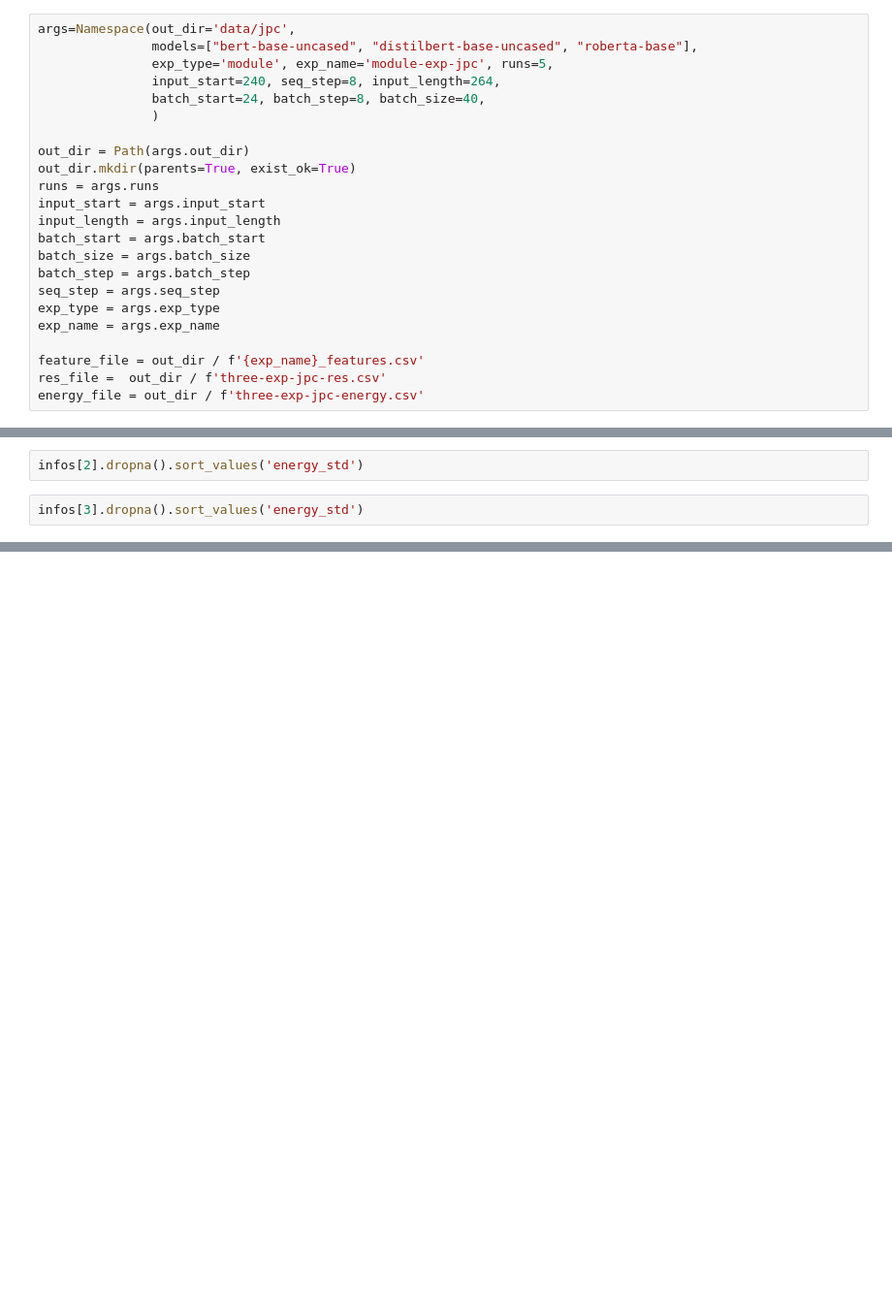
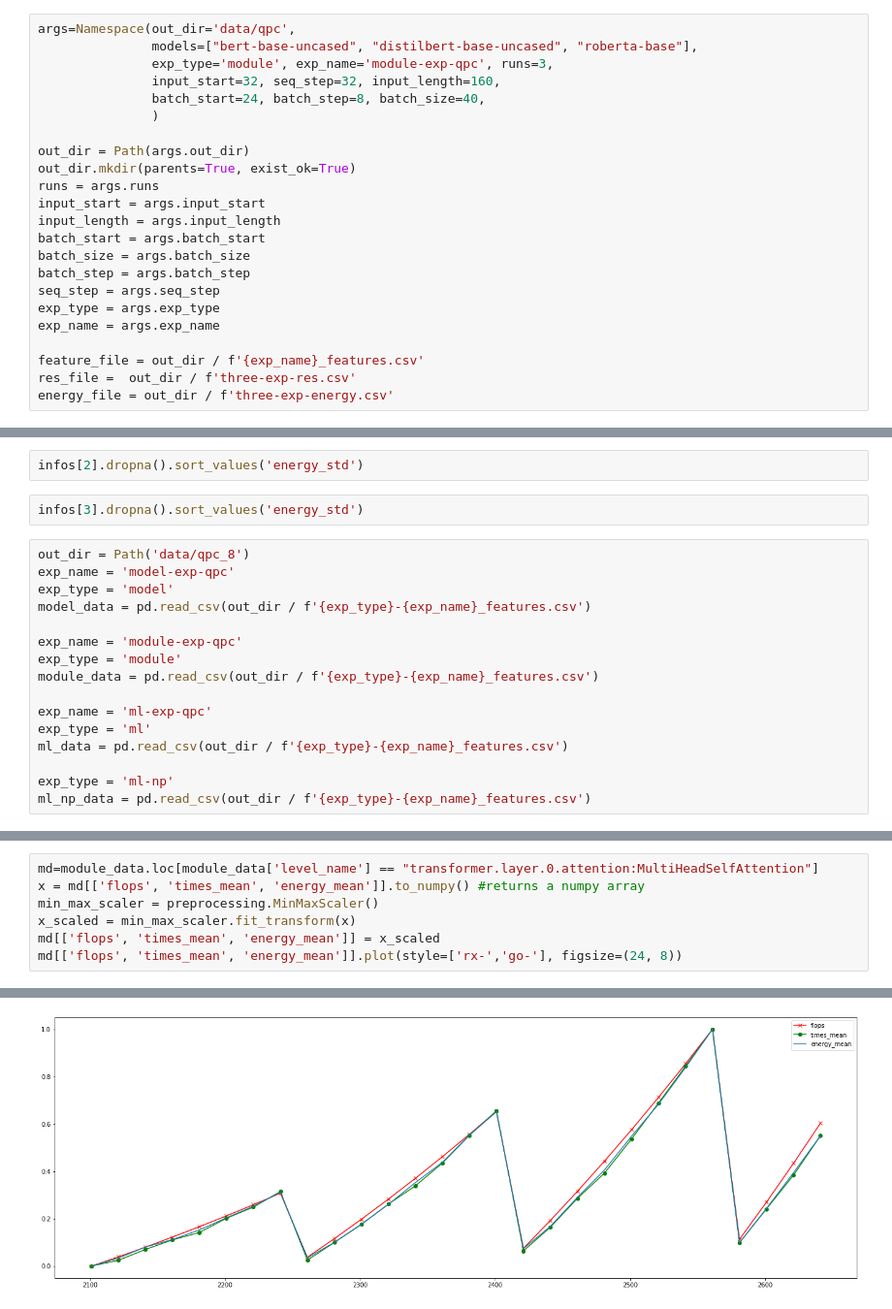
Before and after one commit to Vanessa96/DetecTor, a Jupyter notebook: trace_cg.ipynb, the cells around one changed output, grey strips where cells are left out. Shown at 97% size. Drawn from its saved outputs; the diff is of its cells as text; blank space fills up the shorter version.

```diff
--- a/trace_cg.ipynb
+++ b/trace_cg.ipynb
@@ -604,10 +309,10 @@ def process_record(energy, prof_info, res, feature_values,
         feature_values['level_name'].append(prof_item['name'])
         feature_values['model_name'].append(model_name)
 # %%
-args=Namespace(out_dir='data/jpc',
+args=Namespace(out_dir='data/qpc',
                models=["bert-base-uncased", "distilbert-base-uncased", "roberta-base"],
-               exp_type='module', exp_name='module-exp-jpc', runs=5,
-               input_start=240, seq_step=8, input_length=264,
+               exp_type='module', exp_name='module-exp-qpc', runs=3,
+               input_start=32, seq_step=32, input_length=160,
                batch_start=24, batch_step=8, batch_size=40,
                )
 
@@ -624,8 +329,8 @@ exp_type = args.exp_type
 exp_name = args.exp_name
 
 feature_file = out_dir / f'{exp_name}_features.csv'
-res_file =  out_dir / f'three-exp-jpc-res.csv'
-energy_file = out_dir / f'three-exp-jpc-energy.csv'
+res_file =  out_dir / f'three-exp-res.csv'
+energy_file = out_dir / f'three-exp-energy.csv'
 # %%
 
 res = pd.read_csv(res_file).dropna()
@@ -771,3 +404,19 @@ model_info
 infos[2].dropna().sort_values('energy_std')
 # %%
 infos[3].dropna().sort_values('energy_std')
+# %%
+out_dir = Path('data/qpc_8')
+exp_name = 'model-exp-qpc'
+exp_type = 'model'
+model_data = pd.read_csv(out_dir / f'{exp_type}-{exp_name}_features.csv')
+
+exp_name = 'module-exp-qpc'
+exp_type = 'module'
+module_data = pd.read_csv(out_dir / f'{exp_type}-{exp_name}_features.csv')
+
+exp_name = 'ml-exp-qpc'
+exp_type = 'ml'
+ml_data = pd.read_csv(out_dir / f'{exp_type}-{exp_name}_features.csv')
+
+exp_type = 'ml-np'
+ml_np_data = pd.read_csv(out_dir / f'{exp_type}-{exp_name}_features.csv')
@@ -773,0 +453,8 @@ infos[3].dropna().sort_values('energy_std')
+# %%
+md=module_data.loc[module_data['level_name'] == "transformer.layer.0.attention:MultiHeadSelfAttention"]
+x = md[['flops', 'times_mean', 'energy_mean']].to_numpy() #returns a numpy array
+min_max_scaler = preprocessing.MinMaxScaler()
+x_scaled = min_max_scaler.fit_transform(x)
+md[['flops', 'times_mean', 'energy_mean']] = x_scaled
+md[['flops', 'times_mean', 'energy_mean']].plot(style=['rx-','go-'], figsize=(24, 8))
+# %% [output]
@@ -773,0 +472 @@ infos[3].dropna().sort_values('energy_std')
+[figure, added]
```
Also changed, not shown: parts of 63 cells of this notebook.
